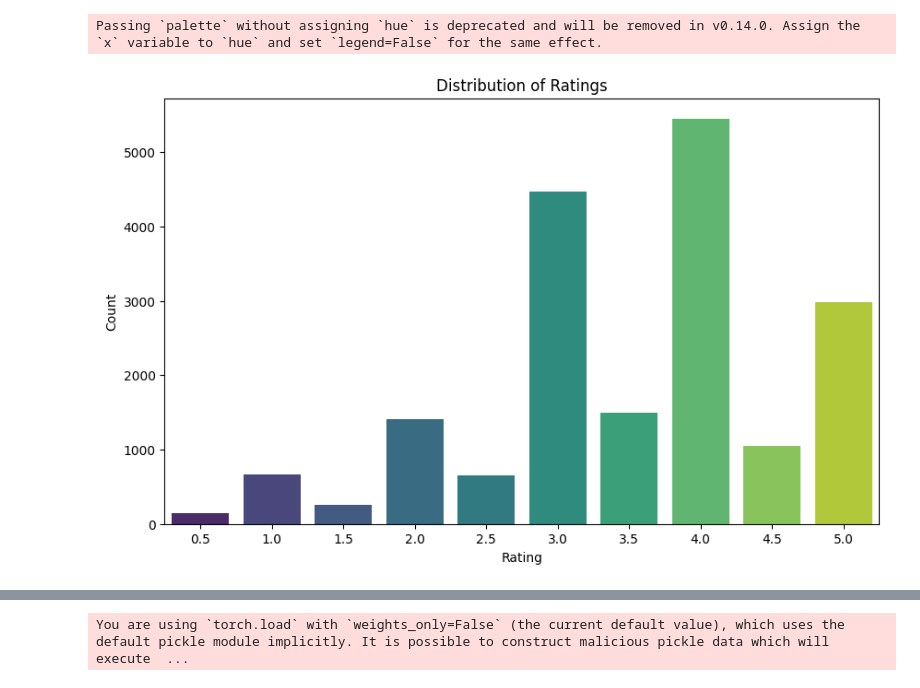
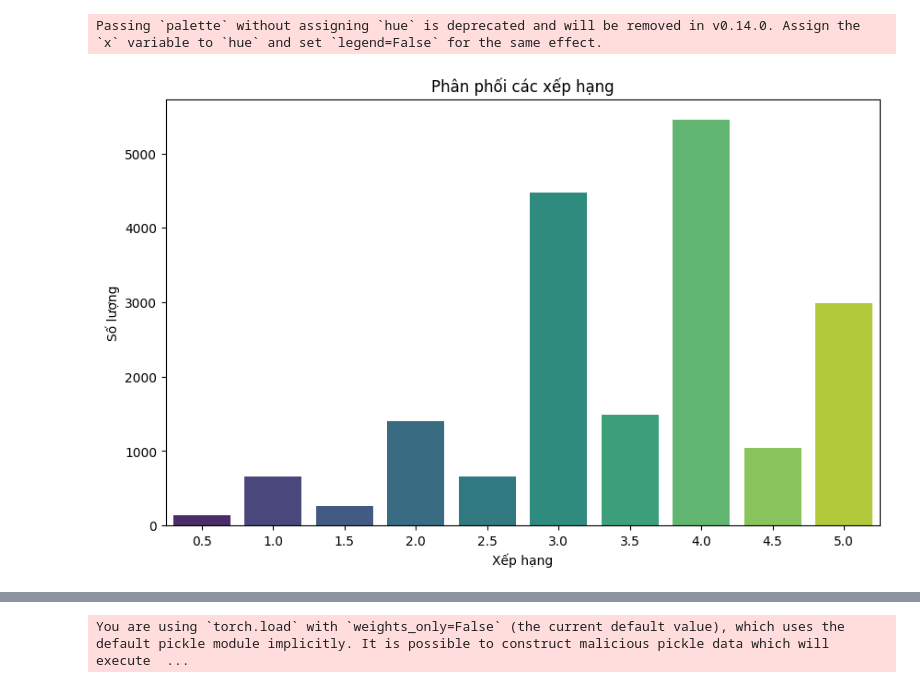
Before and after one commit to TranDucLongAIDHSPKTHY/DemoMovies, a Jupyter notebook: Recommendation_systems_for_Movies_using_Deep_Learning.ipynb, the cells around one changed output, grey strips where cells are left out. Cells and saved outputs as stored; diff of their text form; code cells hidden in the pictures.

```diff
--- a/Recommendation_systems_for_Movies_using_Deep_Learning.ipynb
+++ b/Recommendation_systems_for_Movies_using_Deep_Learning.ipynb
@@ -42,14 +46,12 @@ matched_ratings['movieId'] = matched_ratings['movieId'].map(movie_id_to_index)
 # %%
-import matplotlib.pyplot as plt
-import seaborn as sns
-
+#Biểu đồ phân phối xếp hạng của các bộ phim
 plt.figure(figsize=(10, 6))
 sns.countplot(data=matched_ratings, x='rating', palette='viridis')
-plt.title('Distribution of Ratings')
-plt.xlabel('Rating')
-plt.ylabel('Count')
+plt.title('Phân phối các xếp hạng')
+plt.xlabel('Xếp hạng')
+plt.ylabel('Số lượng')
 plt.show()
 # %% [output]
 Passing `palette` without assigning `hue` is deprecated and will be removed in v0.14.0. Assign the `x` variable to `hue` and set `legend=False` for the same effect.
-[figure, old version]
+[figure, new version]
 # %%
```
Also changed, not shown: parts of 33 cells of this notebook.
